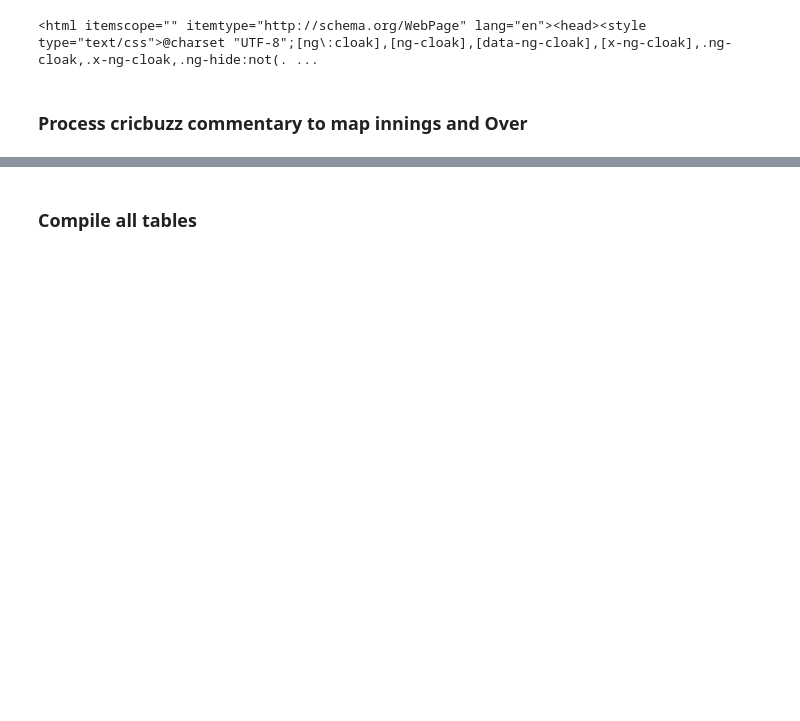
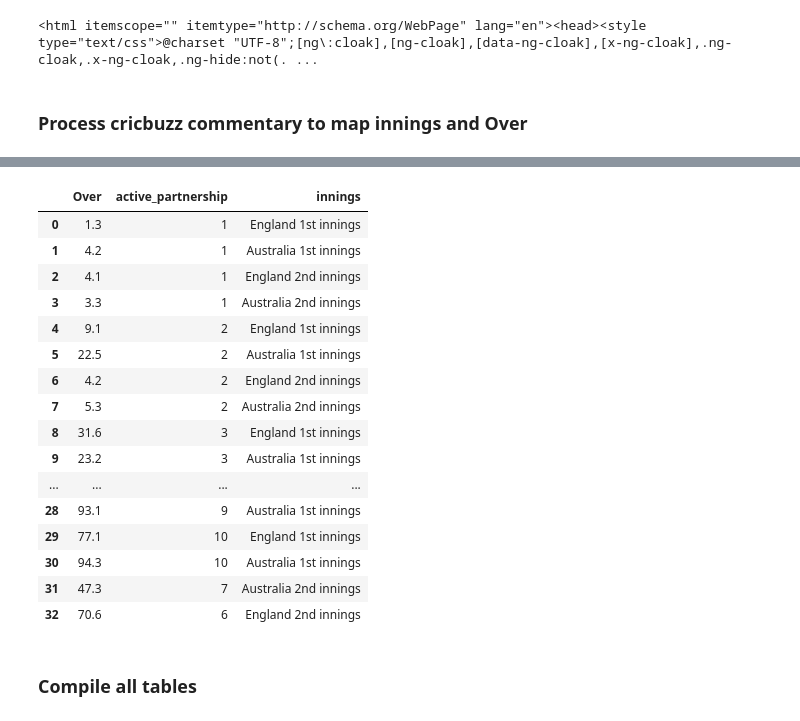
Before and after one commit to kishan19/KishanDS-Initiatives, a Jupyter notebook: Cricket/DRS_WTC_debug.ipynb, the cells around one changed output, grey strips where cells are left out. Cells and saved outputs as stored; diff of their text form; code cells hidden in the pictures; blank space fills up the shorter version.

```diff
--- a/Cricket/DRS_WTC_debug.ipynb
+++ b/Cricket/DRS_WTC_debug.ipynb
@@ -124,8 +147,9 @@ idf,idu=create_innings_df(all_days)
 fow_text=[fow.text for fow in cricinfo_matchnotes_soup.find_all('div',{"class":"wrap dnb"}) if "Fall of wickets:" in fow.text]
 innings_fow=defaultdict(list)
 
-for a,inn in enumerate(reversed(idu)):
-    innings_fow[inn]=[f.split(')')[0].strip().split(' ')[0] for i,f in enumerate(fow_text[a].split(':')[1].strip().split(',')) if i%2!=0]
+for a,inn in enumerate(reversed(innings_list_updated)):
+    ##Handle retired
+    innings_fow[inn]=[f.split(')')[0].strip().split(' ')[0] for i,f in enumerate(fow_text[a].split(':')[1].strip().split(',')) if i%2!=0 and f.split(')')[0].strip().split(' ')[0]!='retired']
 
 innings_fow_df=pd.DataFrame.from_dict(innings_fow,orient='index')
 innings_fow_df.reset_index(inplace=True)
@@ -136,7 +160,8 @@ innings_fow_df=innings_fow_df.melt(id_vars='index',value_name='wickets')
 innings_fow_df['variable']=innings_fow_df['variable']+1
 innings_fow_df.columns=['innings','active_partnership','Over']
 innings_fow_df=innings_fow_df[innings_fow_df.Over!='']
+
 pbreak_innings=pd.merge(innings_df,innings_fow_df,on=['innings','Over'],how='inner')['index']
 innings_df['Partnership_broken']=False
 innings_df.loc[pbreak_innings,'Partnership_broken']=True
-# innings_df,innings_fow_df
+innings_df,innings_fow_df
@@ -195,0 +237,5 @@ inngs_breaks
+# %%
+innings_fow_df.Over=innings_fow_df.Over.astype('float')
+cdf=cricbuzz_commentary_df.groupby('innings')['Over'].max()
+idf=innings_fow_df.groupby('innings')['Over'].max()
+idf2=pd.DataFrame(cdf.loc[cdf!=idf]).reset_index()
@@ -195,0 +246,8 @@ inngs_breaks
+# %%
+if idf2.shape[0]>=1:
+    idf_wicket=innings_fow_df.groupby('innings')['active_partnership'].max()
+    idf_wicket=pd.DataFrame(idf_wicket[idf_wicket<=9])
+    fow_df_to_add=idf2.merge(idf_wicket,on=['innings'])
+    fow_df_to_add['active_partnership']=fow_df_to_add['active_partnership']+1
+# %%
+innings_fow_df=pd.concat([innings_fow_df,fow_df_to_add],axis=0)
@@ -196,3 +262,25 @@ inngs_breaks
+# %%
+innings_fow_df.reset_index(inplace=True,drop=True)
+
+innings_fow_df
+# %% [output]
+|  | Over | active_partnership | innings |
+| 0 | 1.3 | 1 | England 1st innings |
+| 1 | 4.2 | 1 | Australia 1st innings |
+| 2 | 4.1 | 1 | England 2nd innings |
+| 3 | 3.3 | 1 | Australia 2nd innings |
+| 4 | 9.1 | 2 | England 1st innings |
+| 5 | 22.5 | 2 | Australia 1st innings |
+| 6 | 4.2 | 2 | England 2nd innings |
+| 7 | 5.3 | 2 | Australia 2nd innings |
+| 8 | 31.6 | 3 | England 1st innings |
+| 9 | 23.2 | 3 | Australia 1st innings |
+| ... | ... | ... | ... |
+| 28 | 93.1 | 9 | Australia 1st innings |
+| 29 | 77.1 | 10 | England 1st innings |
+| 30 | 94.3 | 10 | Australia 1st innings |
+| 31 | 47.3 | 7 | Australia 2nd innings |
+| 32 | 70.6 | 6 | England 2nd innings |
 # %% [markdown]
 ### Compile all tables
 # %%
```
Also changed, not shown: parts of 33 cells of this notebook, 4 other files.
